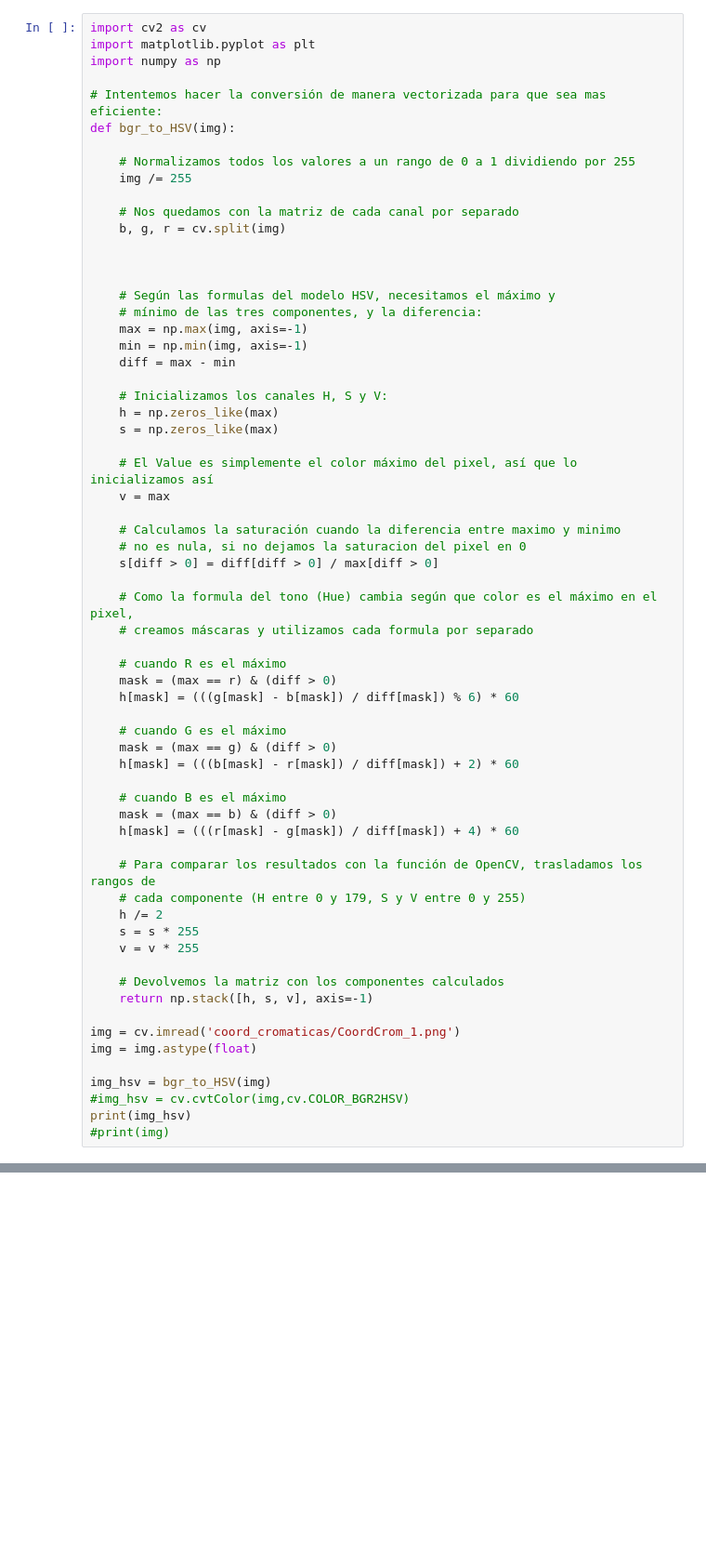
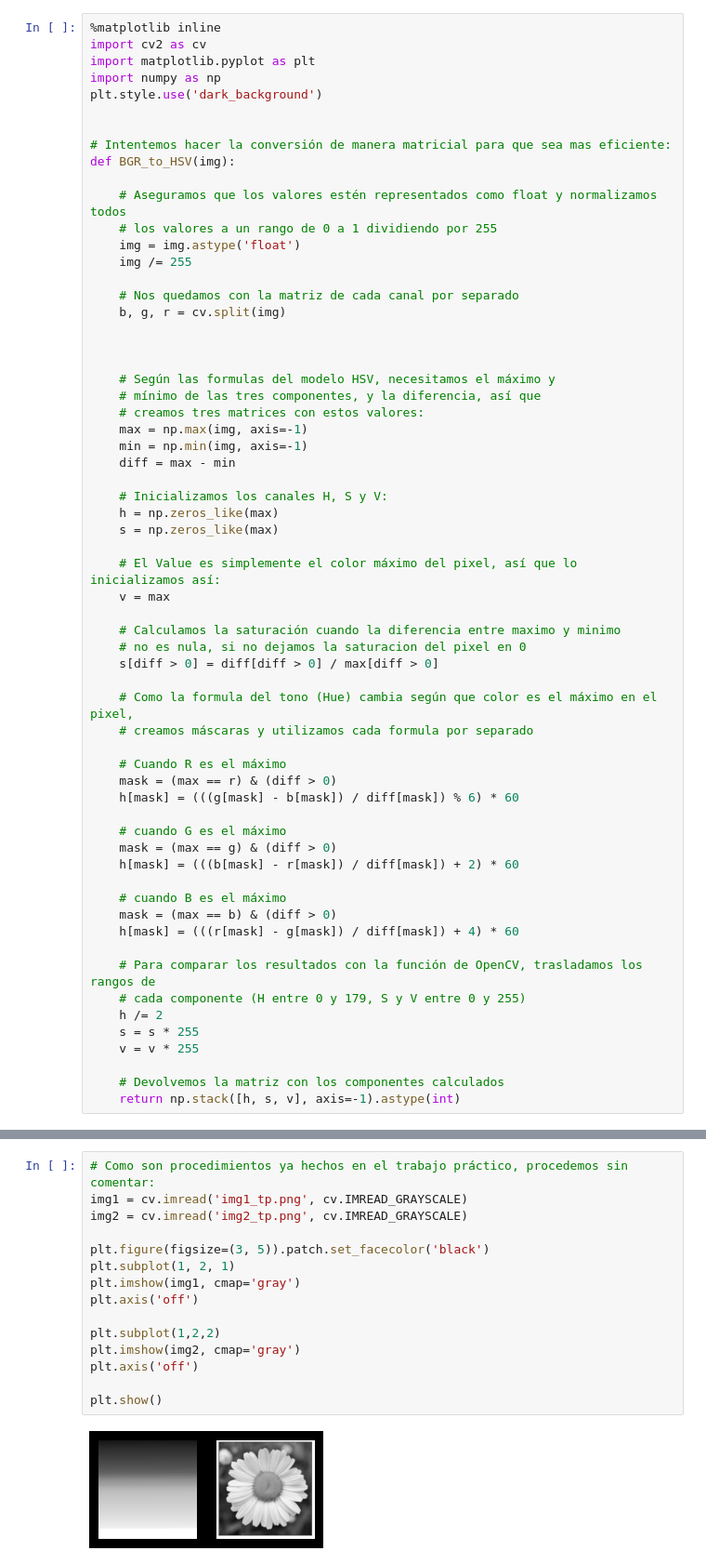
Before and after one commit to Muscian/VpC_1, a Jupyter notebook: Material_TPs/TP1/TP1_resuelto.ipynb, the cells around one changed output, grey strips where cells are left out. Shown at 93% size. Cells and saved outputs as stored; diff of their text form; blank space fills up the shorter version.

```diff
--- a/Material_TPs/TP1/TP1_resuelto.ipynb
+++ b/Material_TPs/TP1/TP1_resuelto.ipynb
@@ -10,14 +10,19 @@ Al leer una imagen con OpenCV, esta es representada por defecto en el espacio de
 
 _(Nota: OpenCV ya implementa una función que realiza esta transformación, llamada cvtColor, pero haremos nuestra propia implementación para satisfacer el enunciado)._
 # %%
+%matplotlib inline
 import cv2 as cv
 import matplotlib.pyplot as plt
 import numpy as np
+plt.style.use('dark_background')
 
-# Intentemos hacer la conversión de manera vectorizada para que sea mas eficiente:
-def bgr_to_HSV(img):
 
-    # Normalizamos todos los valores a un rango de 0 a 1 dividiendo por 255
+# Intentemos hacer la conversión de manera matricial para que sea mas eficiente:
+def BGR_to_HSV(img):
+
+    # Aseguramos que los valores estén representados como float y normalizamos todos
+    # los valores a un rango de 0 a 1 dividiendo por 255
+    img = img.astype('float')
     img /= 255
 
     # Nos quedamos con la matriz de cada canal por separado
@@ -26,7 +31,8 @@ def bgr_to_HSV(img):
 
 
     # Según las formulas del modelo HSV, necesitamos el máximo y
-    # mínimo de las tres componentes, y la diferencia:
+    # mínimo de las tres componentes, y la diferencia, así que
+    # creamos tres matrices con estos valores:
     max = np.max(img, axis=-1)
     min = np.min(img, axis=-1)
     diff = max - min
@@ -35,7 +41,7 @@ def bgr_to_HSV(img):
     h = np.zeros_like(max)
     s = np.zeros_like(max)
 
-    # El Value es simplemente el color máximo del pixel, así que lo inicializamos así
+    # El Value es simplemente el color máximo del pixel, así que lo inicializamos así:
     v = max
 
     # Calculamos la saturación cuando la diferencia entre maximo y minimo
@@ -45,7 +51,7 @@ def bgr_to_HSV(img):
     # Como la formula del tono (Hue) cambia según que color es el máximo en el pixel,
     # creamos máscaras y utilizamos cada formula por separado
 
-    # cuando R es el máximo
+    # Cuando R es el máximo
     mask = (max == r) & (diff > 0)
     h[mask] = (((g[mask] - b[mask]) / diff[mask]) % 6) * 60
 
@@ -64,12 +70,4 @@ def bgr_to_HSV(img):
     v = v * 255
 
     # Devolvemos la matriz con los componentes calculados
-    return np.stack([h, s, v], axis=-1)
-
-img = cv.imread('coord_cromaticas/CoordCrom_1.png')
-img = img.astype(float)
-
-img_hsv = bgr_to_HSV(img)
-#img_hsv = cv.cvtColor(img,cv.COLOR_BGR2HSV)
-print(img_hsv)
-#print(img)
+    return np.stack([h, s, v], axis=-1).astype(int)
@@ -93,0 +206,17 @@ print(img_hsv)
+# %%
+# Como son procedimientos ya hechos en el trabajo práctico, procedemos sin comentar:
+img1 = cv.imread('img1_tp.png', cv.IMREAD_GRAYSCALE)
+img2 = cv.imread('img2_tp.png', cv.IMREAD_GRAYSCALE)
+
+plt.figure(figsize=(3, 5)).patch.set_facecolor('black')
+plt.subplot(1, 2, 1)
+plt.imshow(img1, cmap='gray')
+plt.axis('off')
+
+plt.subplot(1,2,2)
+plt.imshow(img2, cmap='gray')
+plt.axis('off')
+
+plt.show()
+# %% [output]
+[figure, added]
```
Also changed, not shown: parts of 19 cells of this notebook, 1 other file.
